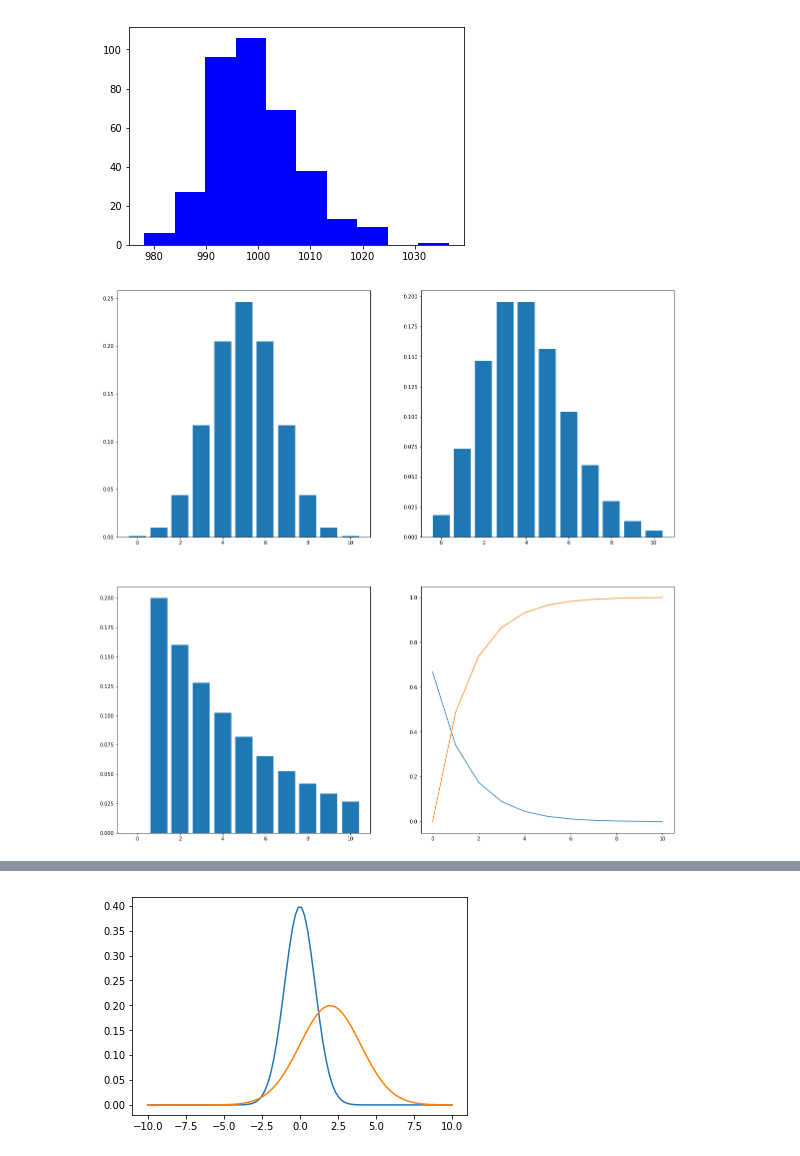
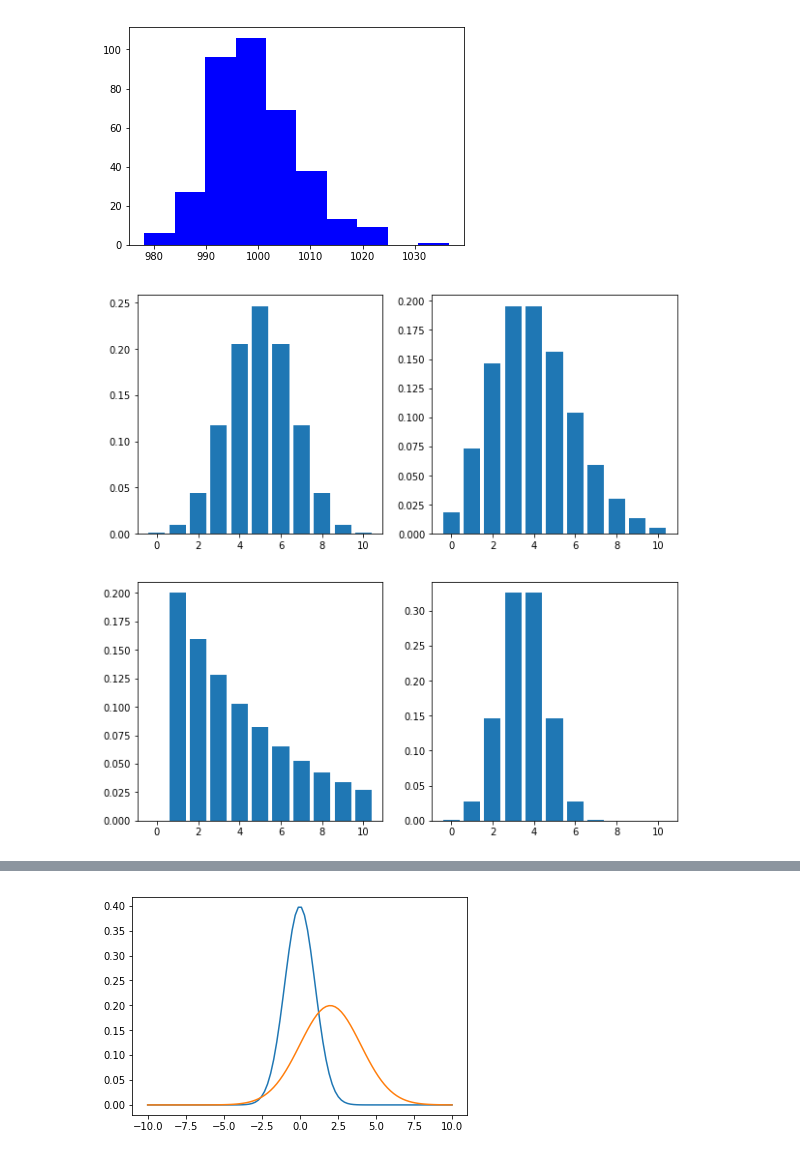
Before and after one commit to lynn0503/Notes-backup, a Jupyter notebook: Probability and Statistics.ipynb, the cells around one changed output, grey strips where cells are left out. Saved outputs shown, nothing was run; the diff lists cells and outputs as text; code cells hidden in the pictures.

```diff
--- a/Probability and Statistics.ipynb
+++ b/Probability and Statistics.ipynb
@@ -180,27 +181,27 @@ from scipy.stats import expon as E
 # %%
-fig=plt.figure(figsize=(20,20))
+fig=plt.figure(figsize=(10,10))
 x=np.arange(11)
 # 二项分布
 binomial_distribution=B(10,0.5)
 y=binomial_distribution.pmf(x)
 plt.subplot(221)
 plt.bar(x,y)
 # 泊松分布
 poisson_distribution=P(4)
 y=poisson_distribution.pmf(x)
 plt.subplot(222)
 plt.bar(x,y)
-# 几何分布，第k次实现
+# 几何分布，失败k-1次，第k次实现
 geom_distribution=G(0.2)
 y=geom_distribution.pmf(x)
 plt.subplot(223)
 plt.bar(x,y)
-# 指数分布,scale为标准差
-exp_distribution=E(scale=1.5)
-y=exp_distribution.pdf(x)
+# 超几何分布，共N个，特殊M个，抽n个，有m个特殊
+[N, M, n] = [20, 7, 10]
+hypergeom=H(N, M, n)
+y=hypergeom.pmf(x)
 plt.subplot(224)
-plt.plot(x,y)
-plt.plot(x,exp_distribution.cdf(x))
+plt.bar(x,y)
 plt.show()
 # %% [output]
-[figure, old version]
+[figure, new version]
```
Also changed, not shown: parts of 4 cells of this notebook.
